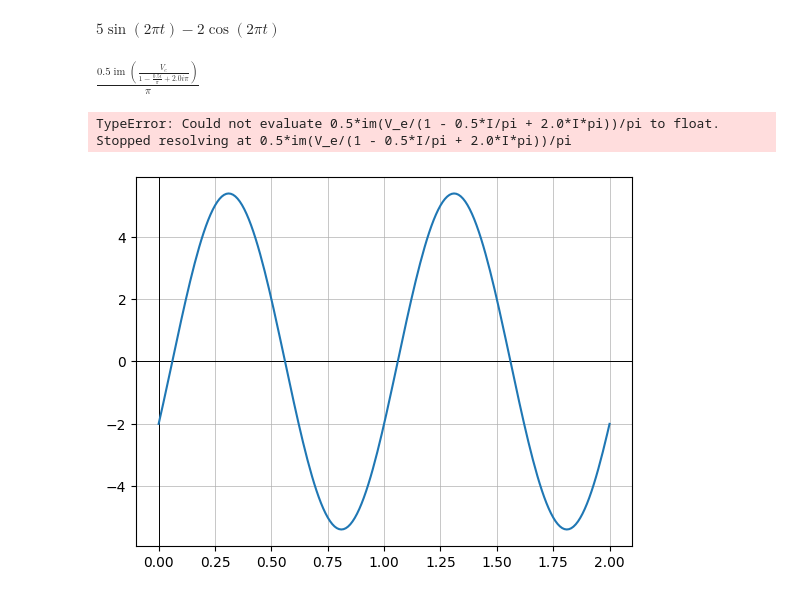
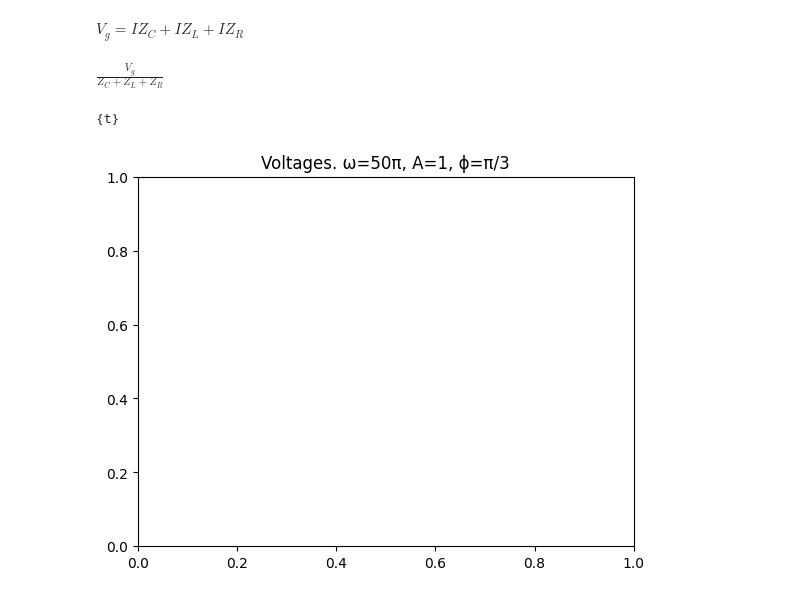
Before and after one commit to alonso-herreros/uni-syscirc-problems, a Jupyter notebook: code/circuits/C.4.ipynb, the cells around one changed output. Drawn from its saved outputs; the diff is of its cells as text; code cells hidden in the pictures.

```diff
--- a/code/circuits/C.4.ipynb
+++ b/code/circuits/C.4.ipynb
@@ -6,15 +7,13 @@ from syscirc.symbolics import *
 # %%
 t = Symbol("t", real=True)
 
-ω = Known("ω")
-A = Known("A")
-ϕ = Known("ϕ")
+ω = Known("ω", real=True)
+A = Known("A", real=True)
+ϕ = Known("ϕ", real=True)
 Vg = Known("V_g", A*exp(1j*(ω*t+ϕ)))
 vg = Known("v_g", re(Vg))
 I = Known("I")
 
-R1 = Resistor(Known("R", 1), "R", I=I)
+R = Resistor(Known("R", 1), "R", I=I)
 C = Capacitor(Known("C", 1), ω, name="C", I=I)
 L = Inductor(Known("L", 1), ω, name="L", I=I)
-
-plotcont([re(Vg), re(5*exp(1j*ω*t))+0.1], [0, 3*(2*pi/ω.evalf())], nsamples=200, vars=t, {})
@@ -45,16 +20,23 @@ $\displaystyle \frac{V_{e} Z_{C}}{Z_{C} + Z_{L} + Z_{R}}$
-# %%
-V_i = 5*sin(2*pi*t)-2*cos(2*pi*t)
-V_i
-# %% [output]
-$\displaystyle 5 \sin{\left(2 \pi t \right)} - 2 \cos{\left(2 \pi t \right)}$
-# %%
-V_C = V_C.subs({Z_R:1, Z_L:1j*2*pi, Z_C:1/(1j*2*pi)})
-v_C = re(V_C)
-v_C
-# %% [output]
-$\displaystyle \frac{0.5 \operatorname{im}{\left(\frac{V_{e}}{1 - \frac{0.5 i}{\pi} + 2.0 i \pi}\right)}}{\pi}$
-# %%
-plotcont([V_i, v_C], [0, 2], 0.01, vars=[t, t], V_i = 5*sin(2*pi*t)-2*cos(2*pi*t))
-# %% [output]
-TypeError: Could not evaluate 0.5*im(V_e/(1 - 0.5*I/pi + 2.0*I*pi))/pi to float. Stopped resolving at 0.5*im(V_e/(1 - 0.5*I/pi + 2.0*I*pi))/pi
-[figure, removed]
+# %%
+loop1 = Eq(Vg, R.V + C.V + L.V)
+loop1 = Known.resolve(loop1, exclude=Vg)
+loop1
+# %% [output]
+$\displaystyle V_{g} = I Z_{C} + I Z_{L} + I Z_{R}$
+# %%
+I.value = solve(loop1, I)[0]
+I.value
+# %% [output]
+$\displaystyle \frac{V_{g}}{Z_{C} + Z_{L} + Z_{R}}$
+# %%
+# vg: blue; R.v: orange; C.v: green; L.v: red
+
+A.value = 1;   ω.value = 50*pi;   ϕ.value = pi/3
+plt.title("Voltages. ω=50π, A=1, ϕ=π/3")
+Known.resolve(Vg, levels=-1).free_symbols
+#plotcont([vg, R.v, C.v, L.v], [0, 3*(2*pi/ω.evalf())], nsamples=100, vars=t)
+
+#R.vp.valueEquation(evalf=True)
+# %% [output]
+{t}
+[figure, added]
```
Also changed, not shown: parts of 17 cells of this notebook.
